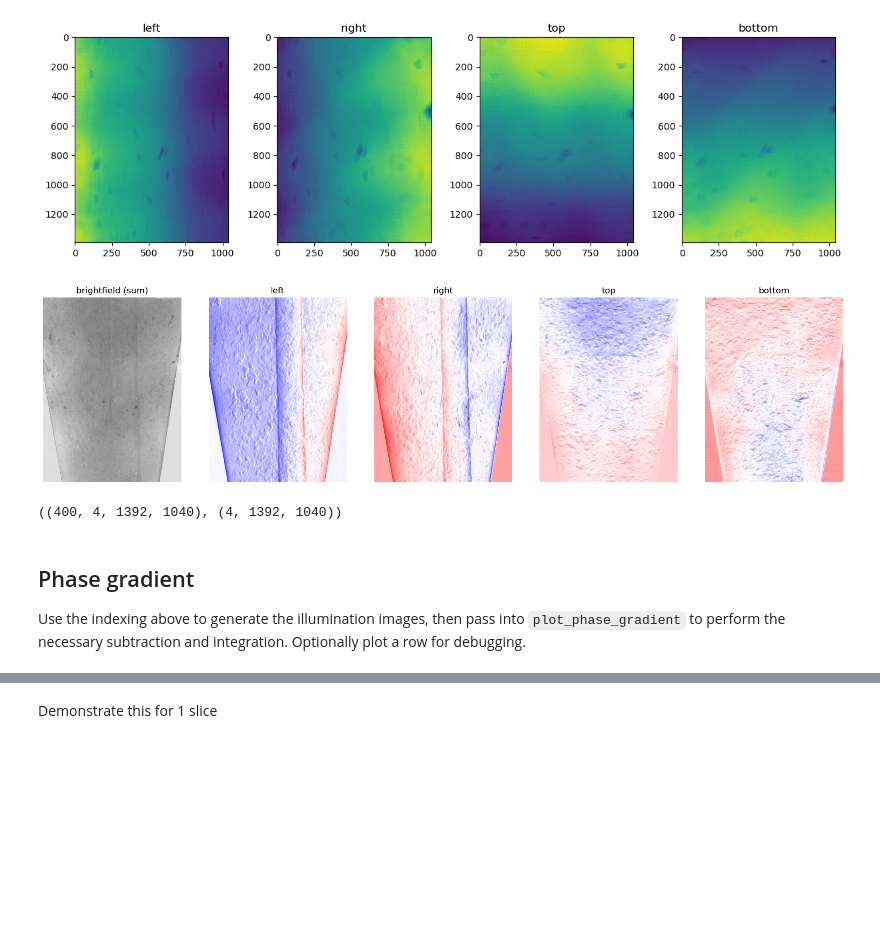
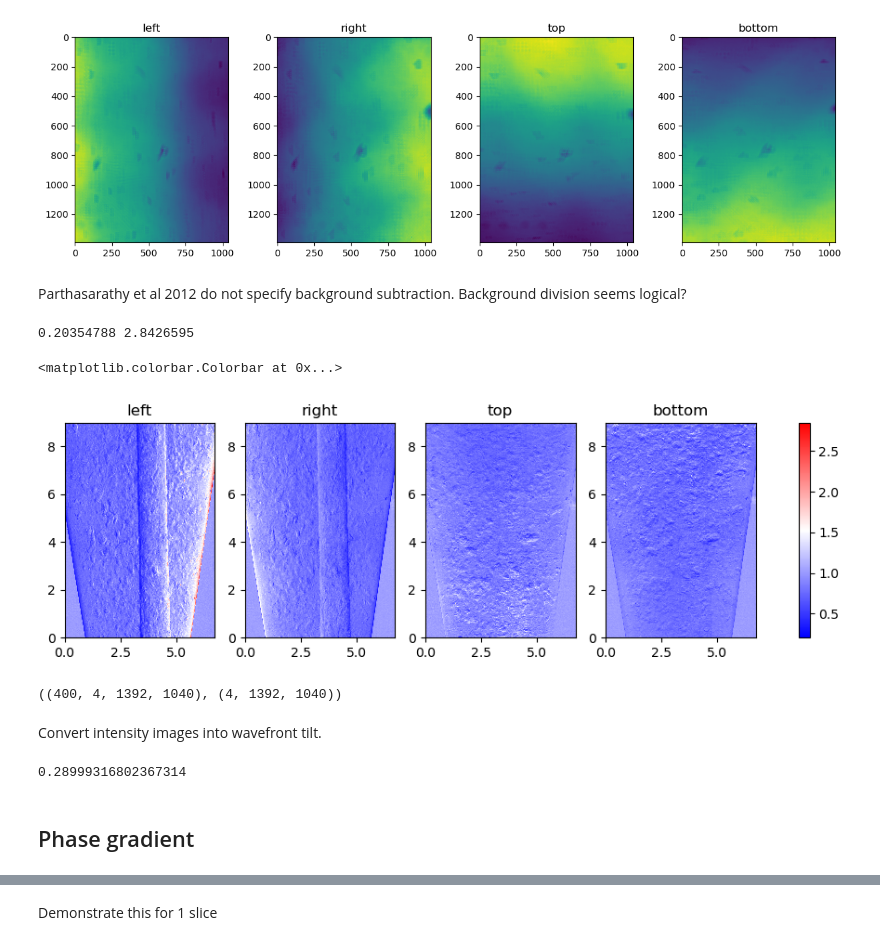
Before and after one commit to kwokkenton/optea, a Jupyter notebook: led_array/agarose_phantom_analysis.ipynb, the cells around one changed output, grey strips where cells are left out. Cells and saved outputs as stored; diff of their text form; code cells hidden in the pictures; blank space fills up the shorter version.

```diff
--- a/led_array/agarose_phantom_analysis.ipynb
+++ b/led_array/agarose_phantom_analysis.ipynb
@@ -17,11 +19,11 @@ from tqdm import tqdm
 # %%
 # filepath on Predator machine
-# img_dir = r'D:\MSci_Project\1_Data\2023-03-17'
-# phantom = io.imread(img_dir + r'\2023-03-17 phase gradient phantom fullstack.tif')
+
+phantom = io.imread(img_dir + r'\2023-03-17 phase gradient phantom fullstack.tif')
 
 # filepath on mac
-img_dir = '../../OPT Shared files/1_Data/2023-03-17/'
-phantom = io.imread(img_dir + '2023-03-17 phase gradient phantom fullstack.tif')
+# img_dir = '../../OPT Shared files/1_Data/2023-03-17/'
+# phantom = io.imread(img_dir + '2023-03-17 phase gradient phantom fullstack.tif')
 phantom = phantom.reshape((400,4,1392,1040)).astype('float32')
 # %%
 im_width = 1040
@@ -56,2 +57,4 @@ Error:
+# %%
+X, Y = np.meshgrid(np.arange(0,im_width)*e, np.arange(0,im_height)[::-1]*e, indexing='xy' )
 # %%
 title_labels = ['left','right', 'top', 'bottom']
@@ -96,22 +106,43 @@ for i in range(4):
     ax[i].set_title(title_labels[i])
 # %% [output]
 [figure]
-# %%
-phantom -= background
+# %% [markdown]
+Parthasarathy et al 2012 do not specify background subtraction. Background division seems logical?
+# %%
+#phantom -= background
+phantom /= background
 # %%
+# title_labels = ['left','right', 'top', 'bottom']
+# fig, ax = plt.subplots(1,5 ,figsize=(20, 6))
+
+# ax[0].imshow(np.average(phantom[0], axis=0), cmap='gray')
+# ax[0].set_title('brightfield (sum)')
+# ax[0].axis('off')
+
+# for i in range(4):
+#     ax[i+1].imshow(phantom[0][i], cmap='bwr')
+#     ax[i+1].set_title(title_labels[i])
+#     ax[i+1].axis('off')
+
 title_labels = ['left','right', 'top', 'bottom']
-fig, ax = plt.subplots(1,5 ,figsize=(20, 6))
+fig, axes = plt.subplots(1,4, figsize=(12,3))
 
-ax[0].imshow(np.average(phantom[0], axis=0), cmap='gray')
-ax[0].set_title('brightfield (sum)')
-ax[0].axis('off')
+vmin = np.min(phantom[projection])
+vmax = np.max(phantom[projection])
 
-for i in range(4):
-    ax[i+1].imshow(phantom[0][i], cmap='bwr')
-    ax[i+1].set_title(title_labels[i])
-    ax[i+1].axis('off')
+print(vmin, vmax)
+
+for i, ax in enumerate(axes.flat):
+    im = ax.pcolormesh(X, Y, phantom[0][i], vmin=vmin, vmax=vmax, cmap='bwr')
+    ax.set_title(title_labels[i], fontsize=12)
+    # ax[i].set_xlabel('Length (mm)')
+
+# cbar_ax = fig.add_axes([0.85, 0.15, 0.05, 0.7])
+plt.colorbar(im, ax=axes.ravel().tolist())
 # %% [output]
+0.20354788 2.8426595
+<matplotlib.colorbar.Colorbar at 0x...>
-[figure, old version]
+[figure, new version]
 # %%
 phantom.shape, background.shape
 # %% [output]
@@ -122,4 +150,2 @@ top_bottom = phantom[:,2,:,:] - phantom[:,3,:,:]
-# %% [markdown]
-## Phase gradient
-
-Use the indexing above to generate the illumination images, then pass into `plot_phase_gradient` to perform the necessary subtraction and integration. Optionally plot a row for debugging.
+# %% [markdown]
+Convert intensity images into wavefront tilt.
@@ -126,2 +158,8 @@ Use the indexing above to generate the illumination images, then pass into `plot
+# %%
+factor
+# %% [output]
+0.28999316802367314
+# %% [markdown]
+## Phase gradient
 # %%
 slice = 0
```
Also changed, not shown: parts of 26 cells of this notebook, 3 other files.
